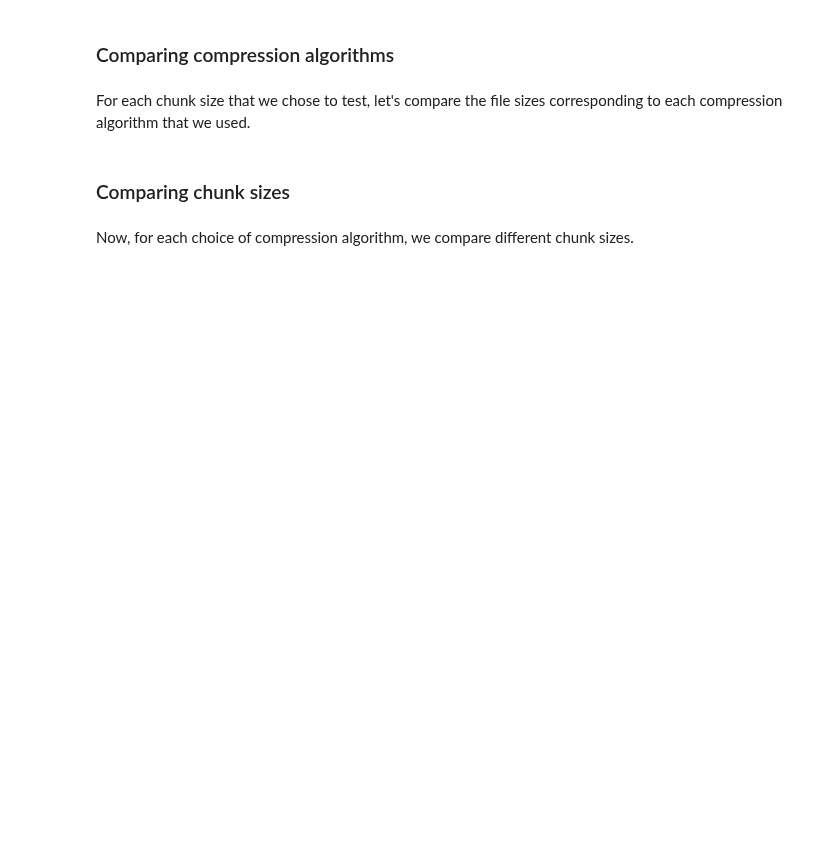
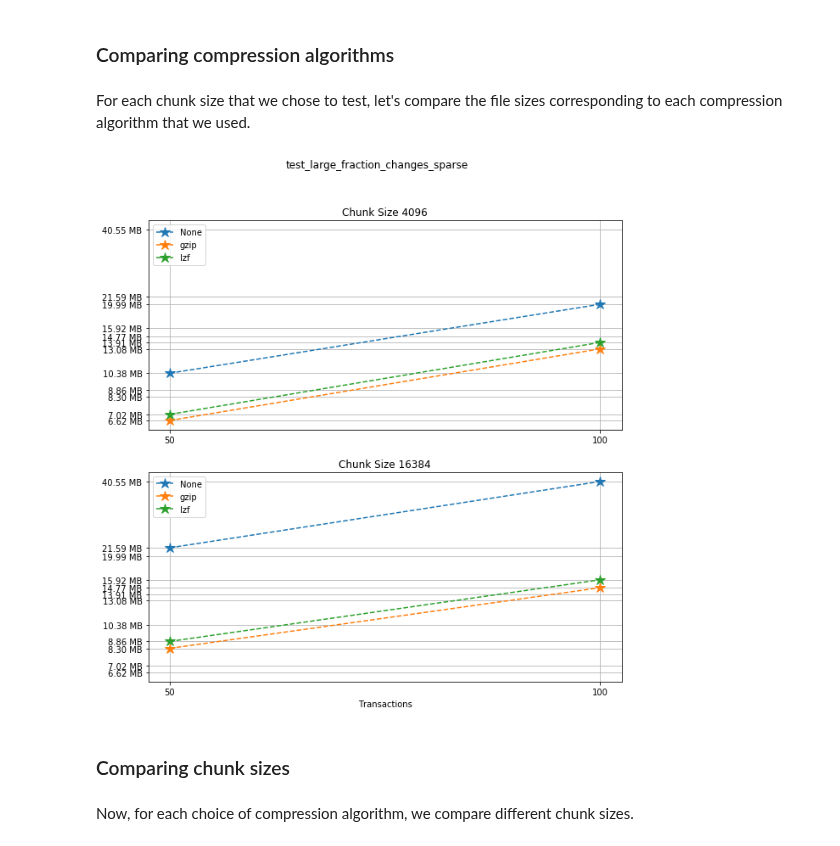
Before and after one commit to deshaw/versioned-hdf5, a Jupyter notebook: analysis/Performance_tests.ipynb, the cells around one changed output. Saved outputs shown, nothing was run; the diff lists cells and outputs as text; code cells hidden in the pictures; blank space fills up the shorter version.

```diff
--- a/analysis/Performance_tests.ipynb
+++ b/analysis/Performance_tests.ipynb
@@ -168,28 +192,30 @@ plt.show()
 # %% [markdown]
 For each chunk size that we chose to test, let's compare the file sizes corresponding to each compression algorithm that we used.
 # %%
-fig_comp, ax_comp = plt.subplots(ncs, figsize=(10,8), sharey=True)
-fig_comp.suptitle(f"{testname}: File sizes")
+fig, ax = plt.subplots(ncs, figsize=(10,10), sharey=True)
+fig.suptitle(f"{testname}: File sizes")
 
 for i in range(ncomp):
     start = i*ncs*n
     for j in range(ncs):
-        ax_comp[j].loglog(num_transactions_1[:n],
-                            filesizes_1[start+j*n:start+(j+1)*n],
-                            '*--', ms=12,
-                            label=f"{compression_1[start]}")
-        ax_comp[j].legend()
-        ax_comp[j].set_title(f"Chunk Size {chunk_sizes_1[start+j*n]}")
-        ax_comp[j].set_xticks(num_transactions_1[:n])
-        ax_comp[j].set_xticklabels(num_transactions_1[:n])
-        ax_comp[j].set_yticks(filesizes_1[selected])
-        ax_comp[j].set_yticklabels(sizelabels_1[selected])
-        ax_comp[j].grid()
-        ax_comp[j].minorticks_off()
+        ax[j].loglog(num_transactions[:n],
+                     filesizes[start+j*n:start+(j+1)*n],
+                     '*--', ms=12,
+                     label=f"{compression[start]}")
+        ax[j].legend(loc='upper left')
+        ax[j].set_title(f"Chunk Size {chunk_sizes[start+j*n]}")
+        ax[j].set_xticks(num_transactions[:n])
+        ax[j].set_xticklabels(num_transactions[:n])
+        ax[j].set_yticks(filesizes)
+        ax[j].set_yticklabels(sizelabels)
+        ax[j].grid(True)
+        ax[j].minorticks_off()
 
 plt.xlabel("Transactions")
 plt.suptitle(f"{testname}")
 plt.show()
+# %% [output]
+[figure, added]
 # %% [markdown]
 ### Comparing chunk sizes
 # %% [markdown]
```
Also changed, not shown: parts of 79 cells of this notebook, 11 other files.
